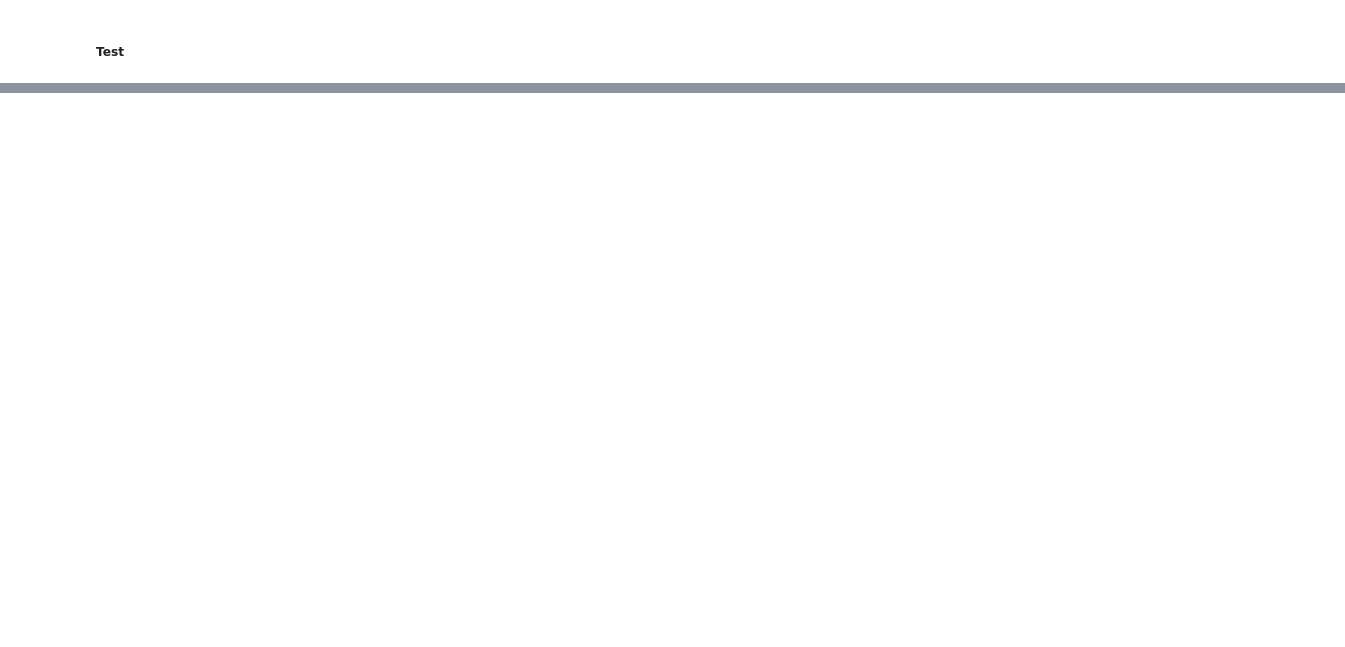
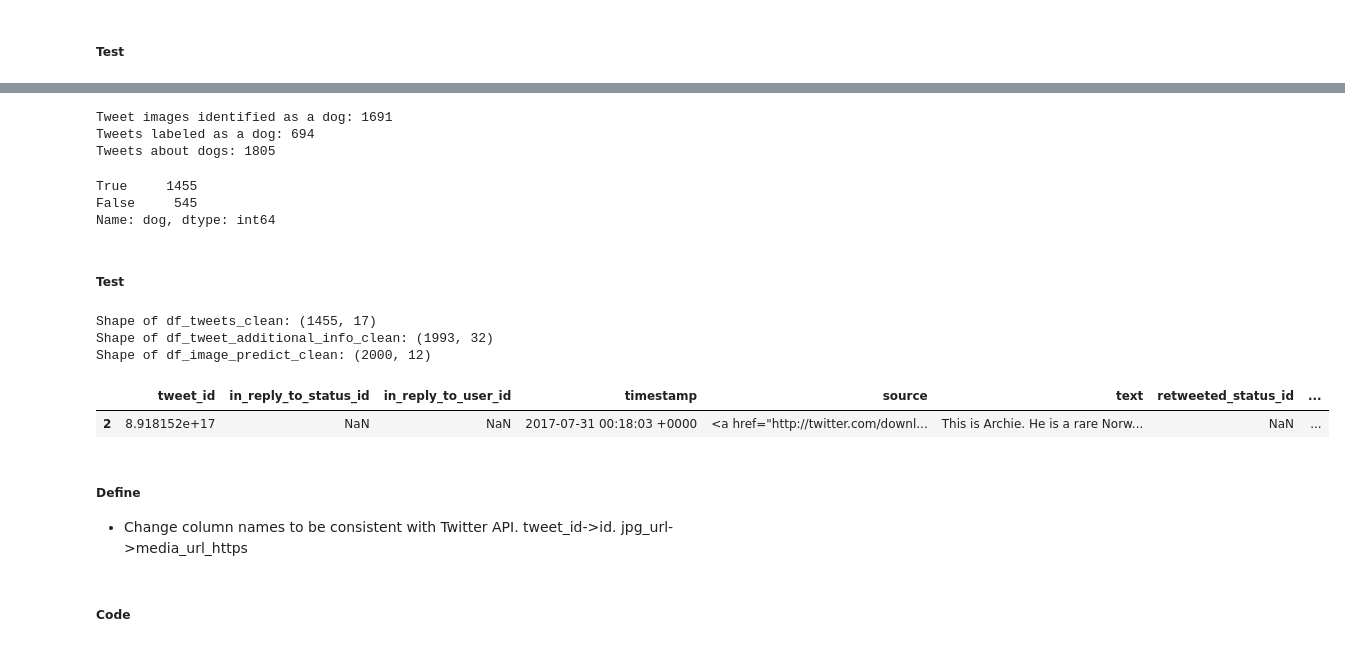
Before and after one commit to mpetersen000/DataAnalyst, a Jupyter notebook: DataWranglingOfTwitter_WeRateDogs/wrangle_act.ipynb, the cells around one changed output, grey strips where cells are left out. Cells and saved outputs as stored; diff of their text form; code cells hidden in the pictures; blank space fills up the shorter version.

```diff
--- a/DataWranglingOfTwitter_WeRateDogs/wrangle_act.ipynb
+++ b/DataWranglingOfTwitter_WeRateDogs/wrangle_act.ipynb
@@ -407,0 +808,56 @@ Both of these documents can be created in separate Jupyter Notebooks using the M
+# %%
+# Find tweets that are about a dog by either image analysis or if they were labeled as a dog
+tweet_images_identified_as_dog = list(df_image_predict_clean.loc[~((df_image_predict_clean["p1_dog"] == False)
+                                          & (df_image_predict_clean["p2_dog"] == False)
+                                          & (df_image_predict_clean["p3_dog"] == False))].tweet_id)
+print("Tweet images identified as a dog: " + str(len(tweet_images_identified_as_dog)))
+tweets_labeled_as_a_dog = list(df_tweets_clean[~((df_tweets_clean.doggo == "None")
+                                    & (df_tweets_clean.pupper == "None")
+                                    & (df_tweets_clean.puppo == "None")
+                                    & (df_tweets_clean.floofer == "None"))].tweet_id)
+print("Tweets labeled as a dog: " + str(len(tweets_labeled_as_a_dog)))
+tweets_about_dogs = list(set(tweet_images_identified_as_dog) | set(tweets_labeled_as_a_dog))
+print("Tweets about dogs: " + str(len(tweets_about_dogs)))
+# %% [output]
+Tweet images identified as a dog: 1691
+Tweets labeled as a dog: 694
+Tweets about dogs: 1805
+# %%
+# Create a temporary column in the dataframe to identify tweets about dogs vs not dogs
+for i, row in df_tweets_clean.iterrows():
+    if row.tweet_id in tweets_about_dogs:
+        df_tweets_clean.at[i, 'dog'] = True
+    else:
+        df_tweets_clean.at[i, 'dog'] = False
+print(df_tweets_clean['dog'].value_counts())
+# %% [output]
+True     1455
+False     545
+Name: dog, dtype: int64
+# %%
+# Only keep the rows in df_tweets that are identified as dogs
+df_tweets_clean = df_tweets_clean.loc[df_tweets_clean['dog'] == True]
+# %%
+# Remove the temporary column after the changes
+df_tweets_clean = df_tweets_clean.drop('dog', axis=1)
+# %% [markdown]
+##### Test
+# %%
+# Assess the shape of each dataframe after the changes
+print_shape_info()
+# %% [output]
+Shape of df_tweets_clean: (1455, 17)
+Shape of df_tweet_additional_info_clean: (1993, 32)
+Shape of df_image_predict_clean: (2000, 12)
+# %%
+# Output the first line of the df_tweet dataframe for visual verification
+df_tweets_clean.reset_index()
+df_tweets_clean.head(1)
+# %% [output]
+|  | tweet_id | in_reply_to_status_id | in_reply_to_user_id | timestamp | source | text | retweeted_status_id | ... |
+| 2 | 8.918152e+17 | NaN | NaN | 2017-07-31 00:18:03 +0000 | <a href="http://twitter.com/downl... | This is Archie. He is a rare Norw... | NaN | ... |
+# %% [markdown]
+##### Define
+- Change column names to be consistent with Twitter API. tweet_id->id. jpg_url->media_url_https
+# %% [markdown]
+##### Code
```
Also changed, not shown: parts of 175 cells of this notebook.
